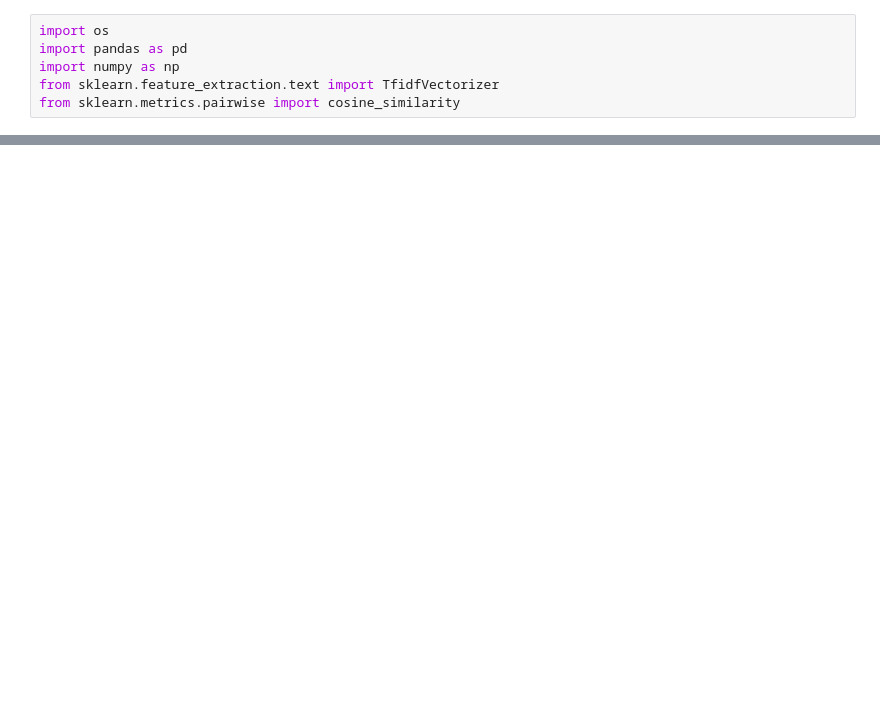
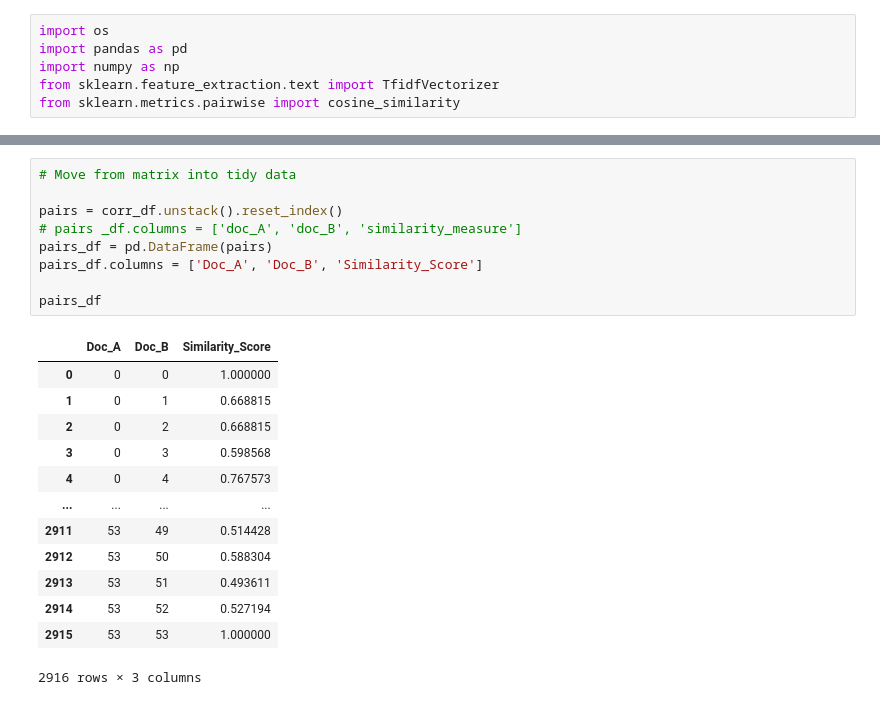
Before and after one commit to jerielizabeth/REL560-VersionedBibles, a Jupyter notebook: code/SW_Cosine_Similarity.ipynb, the cells around one changed output, grey strips where cells are left out. Cells and saved outputs as stored; diff of their text form; blank space fills up the shorter version.

```diff
--- a/code/SW_Cosine_Similarity.ipynb
+++ b/code/SW_Cosine_Similarity.ipynb
@@ -26,0 +125,23 @@ FileNotFoundError: [Errno 2] No such file or directory: '/data/analysis_data/bib
+# %%
+# Move from matrix into tidy data
+
+pairs = corr_df.unstack().reset_index()
+# pairs _df.columns = ['doc_A', 'doc_B', 'similarity_measure']
+pairs_df = pd.DataFrame(pairs)
+pairs_df.columns = ['Doc_A', 'Doc_B', 'Similarity_Score']
+
+pairs_df
+# %% [output]
+|  | Doc_A | Doc_B | Similarity_Score |
+| 0 | 0 | 0 | 1.000000 |
+| 1 | 0 | 1 | 0.668815 |
+| 2 | 0 | 2 | 0.668815 |
+| 3 | 0 | 3 | 0.598568 |
+| 4 | 0 | 4 | 0.767573 |
+| ... | ... | ... | ... |
+| 2911 | 53 | 49 | 0.514428 |
+| 2912 | 53 | 50 | 0.588304 |
+| 2913 | 53 | 51 | 0.493611 |
+| 2914 | 53 | 52 | 0.527194 |
+| 2915 | 53 | 53 | 1.000000 |
+2916 rows × 3 columns
```
Also changed, not shown: parts of 13 cells of this notebook, 5 other files.
